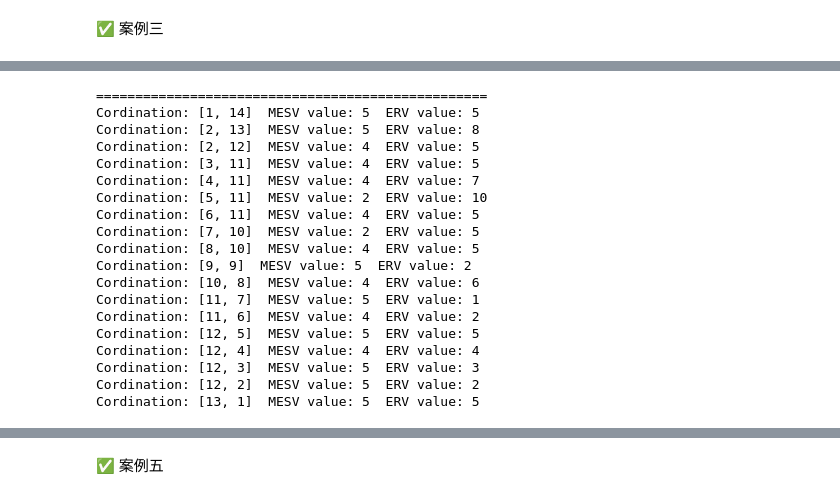
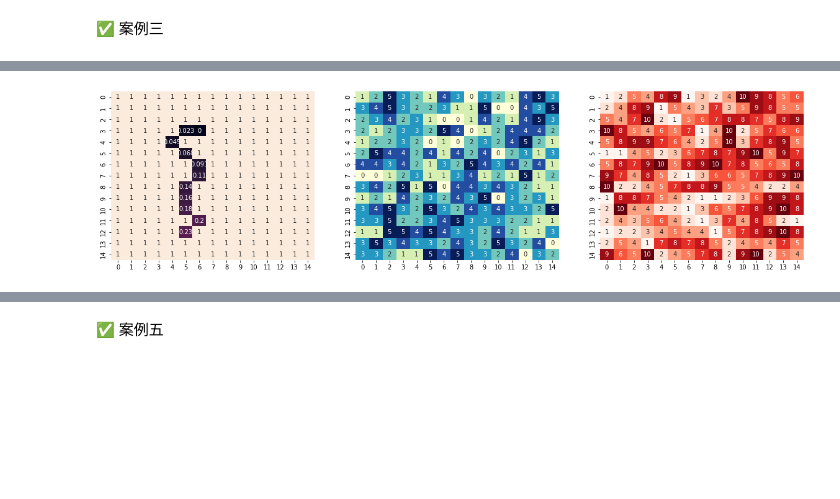
Before and after one commit to PANDASANG1231/landscape-ecological-network-optimization, a Jupyter notebook: src/002.greedy_search.ipynb, the cells around one changed output, grey strips where cells are left out. Cells and saved outputs as stored; diff of their text form; code cells hidden in the pictures; blank space fills up the shorter version.

```diff
--- a/src/002.greedy_search.ipynb
+++ b/src/002.greedy_search.ipynb
@@ -215,29 +186,8 @@ Cordination: [12, 5]  MESV value: 5  ERV value: 5
-# %%
-start = [1, 14]
-end = [13, 1]
-path_pool = main(start, end)
-
-for path in path_pool:
-    print("="*50)
-    for i in path:
-        print("Cordination:", i, " MESV value:", MESC[i[0], i[1]], " ERV value:", ERV[i[0], i[1]])
-# %% [output]
-==================================================
-Cordination: [1, 14]  MESV value: 5  ERV value: 5
-Cordination: [2, 13]  MESV value: 5  ERV value: 8
-Cordination: [2, 12]  MESV value: 4  ERV value: 5
-Cordination: [3, 11]  MESV value: 4  ERV value: 5
-Cordination: [4, 11]  MESV value: 4  ERV value: 7
-Cordination: [5, 11]  MESV value: 2  ERV value: 10
-Cordination: [6, 11]  MESV value: 4  ERV value: 5
-Cordination: [7, 10]  MESV value: 2  ERV value: 5
-Cordination: [8, 10]  MESV value: 4  ERV value: 5
-Cordination: [9, 9]  MESV value: 5  ERV value: 2
-Cordination: [10, 8]  MESV value: 4  ERV value: 6
-Cordination: [11, 7]  MESV value: 5  ERV value: 1
-Cordination: [11, 6]  MESV value: 4  ERV value: 2
-Cordination: [12, 5]  MESV value: 5  ERV value: 5
-Cordination: [12, 4]  MESV value: 4  ERV value: 4
-Cordination: [12, 3]  MESV value: 5  ERV value: 3
-Cordination: [12, 2]  MESV value: 5  ERV value: 2
-Cordination: [13, 1]  MESV value: 5  ERV value: 5
+# %%
+start = [3, 6]
+end = [12, 5]
+path_pool = main(start, end)
+
+visualize(MESC, ERV, path_pool);
+# %% [output]
+[figure, added]
```
Also changed, not shown: parts of 24 cells of this notebook.
